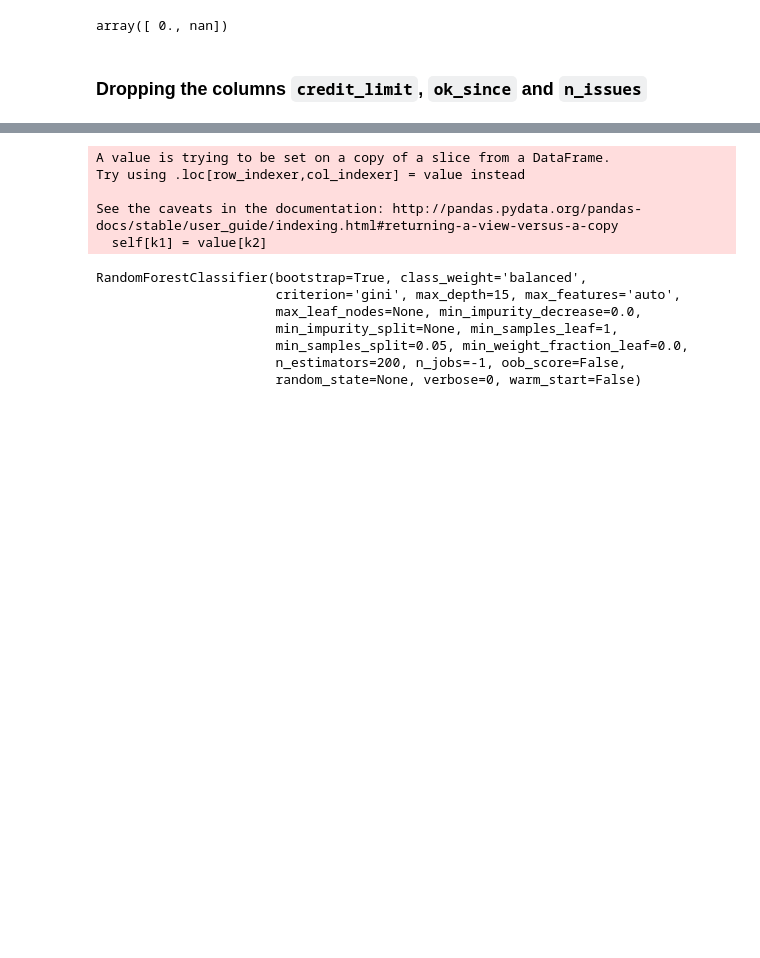
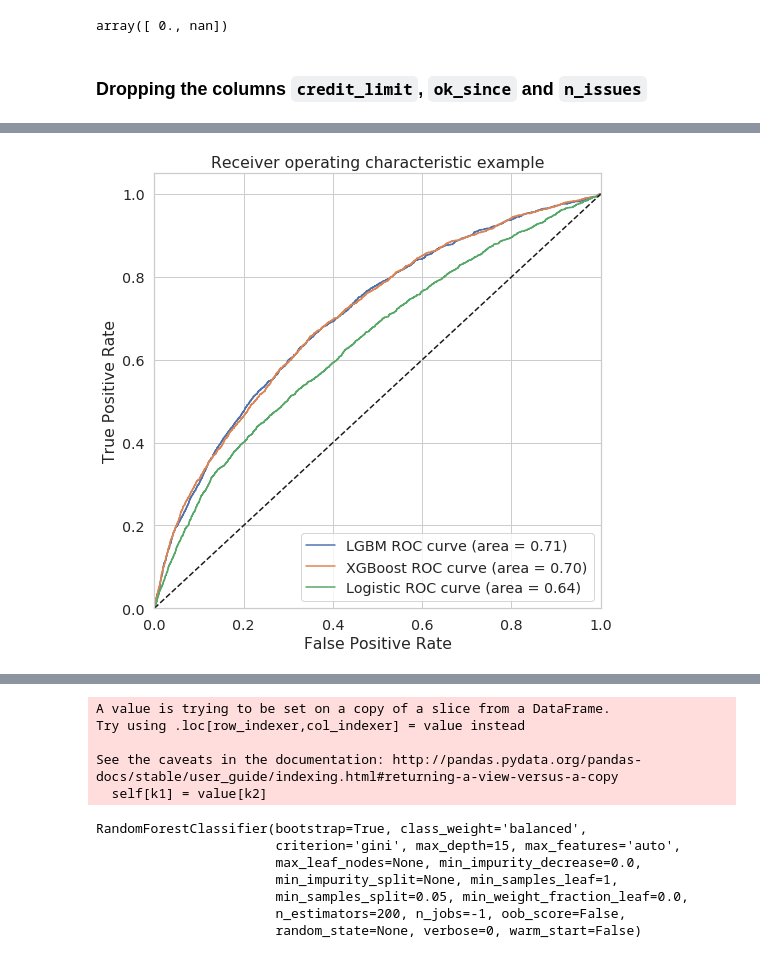
Before and after one commit to Lucas-Cerqueira/nubank-puzzle, a Jupyter notebook: default_prediction.ipynb, the cells around one changed output, grey strips where cells are left out. Saved outputs shown, nothing was run; the diff lists cells and outputs as text; code cells hidden in the pictures; blank space fills up the shorter version.

Commit message:
Pipeline and gridsearch using fklearn

```diff
--- a/default_prediction.ipynb
+++ b/default_prediction.ipynb
@@ -237,7 +172 @@ Index(['score_1', 'score_2', 'score_3', 'score_4', 'score_5', 'score_6',
-# %%
-feature_columns = df_train.columns  ['ids', 'default', 'facebook_profile']
-
-df_train_rf = df_train.dropna()
-
-categorical_columns = list(set(df_train_rf.select_dtypes('object').columns) - {'ids'})
 # %% [markdown]
@@ -249,4 +269,4 @@ Since this data does not have a temporal component, I randomly sampled 20% to be
 # %%
 from sklearn.model_selection import train_test_split
-SEED = 123
-X_train, X_test, y_train, y_test = train_test_split(X, y, test_size=0.2, random_state=SEED, shuffle=True)
+X_train, X_test, y_train, y_test = train_test_split(df_train, df_train['default'], test_size=0.2,
+                                                    random_state=SEED, shuffle=True, stratify=df_train['default'])
@@ -258,0 +305,36 @@ from sklearn.model_selection import train_test_split
+# %%
+from fklearn.training.classification import logistic_classification_learner
+my_logistic = logistic_classification_learner(
+    features=list(feature_columns),
+    target='default',
+    prediction_column='prediction',
+    params={'random_state': SEED, 'n_jobs': -1, 'class_weight': None},
+)
+
+logistic_pipeline = build_pipeline(
+    my_selector, my_placeholder_imputer, my_income_capper, my_categ_truncate,
+    my_leaveoneout_encoder, my_binary_encoder, my_label_encoder,
+    my_logistic
+)
+
+(pred_fn_logistic, logistic_out, logs) = logistic_pipeline(X_train)
+# %%
+from sklearn.metrics import roc_curve, auc
+plt.figure(figsize=(8,8))
+
+for (pred_fn, model_name) in zip([pred_fn_lgbm, pred_fn_xgb, pred_fn_logistic],
+                                 ['LGBM', 'XGBoost', 'Logistic']):
+    fpr, tpr, thrs = roc_curve(y_test, pred_fn(X_test)['prediction'])
+    roc_auc = auc(fpr, tpr)
+    plt.plot(fpr, tpr, label='%s ROC curve (area = %0.2f)' % (model_name, roc_auc))
+
+plt.plot([0, 1], [0, 1], 'k--')
+plt.xlim([0.0, 1.0])
+plt.ylim([0.0, 1.05])
+plt.xlabel('False Positive Rate')
+plt.ylabel('True Positive Rate')
+plt.title('Receiver operating characteristic example')
+plt.legend(loc="lower right")
+plt.show()
+# %% [output]
+[figure, added]
```
Also changed, not shown: parts of 51 cells of this notebook.
